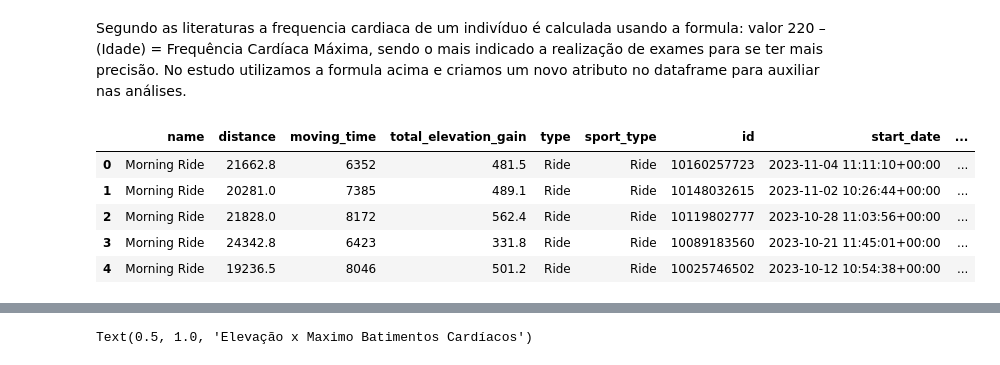
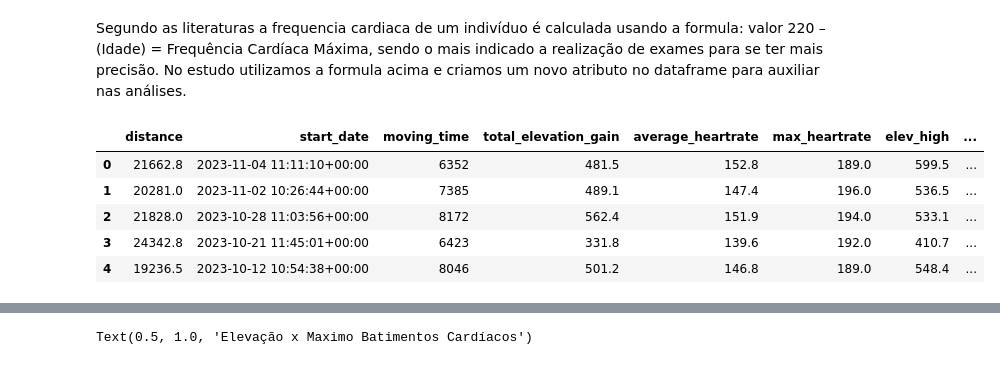
Before and after one commit to tal-rsg/2-MVP, a Jupyter notebook: mvp_analise.ipynb, the cells around one changed output, grey strips where cells are left out. Saved outputs shown, nothing was run; the diff lists cells and outputs as text; code cells hidden in the pictures.

```diff
--- a/mvp_analise.ipynb
+++ b/mvp_analise.ipynb
@@ -274,5 +274,9 @@ ms.matrix(df_ride)
 # %% [markdown]
 Com o objetivo de verificar a relação da frequencia cardiáca com o esforço desenvolvido em relação ao tempo de atividades, a distancia percorrida e o ganho de elevação obtido, verifica-se a distribuição dos valores averga_heartrate.
+# %%
+# criando um novo dataframe para análise considerando somente algumas colunas
+
+df_analise = df_ride.loc[:,['distance','start_date','moving_time','total_elevation_gain','average_heartrate','max_heartrate', 'elev_high']]
 # %%
 # configurando o estilo do gráfico
 sns.set(style="whitegrid")
@@ -294,31 +298,31 @@ Text(0.5, 1.0, 'Boxplot Média Batimentos Cardiacos')
 Segundo as literaturas a frequencia cardiaca de um indivíduo é calculada usando a formula: valor 220 – (Idade) = Frequência Cardíaca Máxima, sendo o mais indicado a realização de exames para se ter mais precisão. No estudo utilizamos a formula acima e criamos um novo atributo no dataframe para auxiliar nas análises.
 # %%
 # convertendo o campo start_date para o tipo data
-df_ride['start_date'] = pd.to_datetime(df['start_date'])
+df_analise['start_date'] = pd.to_datetime(df['start_date'])
 
 # funcao para calcular a idade no periodo da atividade
 def calculate_age(birthdate):
     current_date = datetime(1980,11,18)
     age = birthdate.year - current_date.year - ((current_date.month, current_date.day) < (birthdate.month, birthdate.day))
     return age
 
-# criando a nova coluna com o calculo da idade
-df_ride['Age'] = df_ride['start_date'].apply(calculate_age)
+# criando a nova coluna com o calculo da idade no periodo da atividade
+df_analise['Age'] = df_analise['start_date'].apply(calculate_age)
 
 # função para calcular o Frequencia Cardiaca Maxima (FC max)
 def calc_fcmax(fcmax):
     fc_max = 220 - fcmax
     return fc_max
 
-# criando a nova coluna com o calculo do FC Max
-df_ride['FCmax'] = df_ride['Age'].apply(calc_fcmax)
+# criando a nova coluna com o calculo do FC Max com base na coluna idade
+df_analise['FCmax'] = df_analise['Age'].apply(calc_fcmax)
 
 # visualizando o dataframe com a nova coluna
-df_ride.head()
+df_analise.head()
 # %% [output]
-|  | name | distance | moving_time | total_elevation_gain | type | sport_type | id | start_date | ... |
-| 0 | Morning Ride | 21662.8 | 6352 | 481.5 | Ride | Ride | 10160257723 | 2023-11-04 11:11:10+00:00 | ... |
-| 1 | Morning Ride | 20281.0 | 7385 | 489.1 | Ride | Ride | 10148032615 | 2023-11-02 10:26:44+00:00 | ... |
-| 2 | Morning Ride | 21828.0 | 8172 | 562.4 | Ride | Ride | 10119802777 | 2023-10-28 11:03:56+00:00 | ... |
-| 3 | Morning Ride | 24342.8 | 6423 | 331.8 | Ride | Ride | 10089183560 | 2023-10-21 11:45:01+00:00 | ... |
-| 4 | Morning Ride | 19236.5 | 8046 | 501.2 | Ride | Ride | 10025746502 | 2023-10-12 10:54:38+00:00 | ... |
+|  | distance | start_date | moving_time | total_elevation_gain | average_heartrate | max_heartrate | elev_high | ... |
+| 0 | 21662.8 | 2023-11-04 11:11:10+00:00 | 6352 | 481.5 | 152.8 | 189.0 | 599.5 | ... |
+| 1 | 20281.0 | 2023-11-02 10:26:44+00:00 | 7385 | 489.1 | 147.4 | 196.0 | 536.5 | ... |
+| 2 | 21828.0 | 2023-10-28 11:03:56+00:00 | 8172 | 562.4 | 151.9 | 194.0 | 533.1 | ... |
+| 3 | 24342.8 | 2023-10-21 11:45:01+00:00 | 6423 | 331.8 | 139.6 | 192.0 | 410.7 | ... |
+| 4 | 19236.5 | 2023-10-12 10:54:38+00:00 | 8046 | 501.2 | 146.8 | 189.0 | 548.4 | ... |
```
Also changed, not shown: parts of 18 cells of this notebook.
